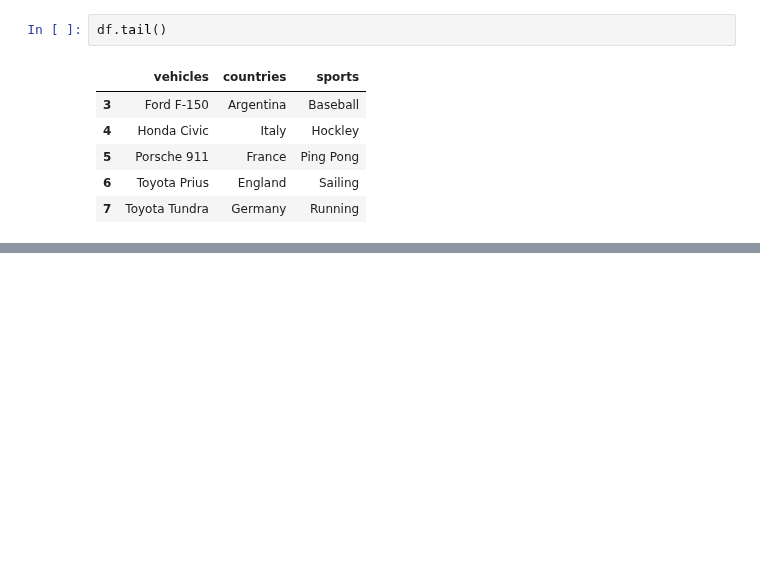
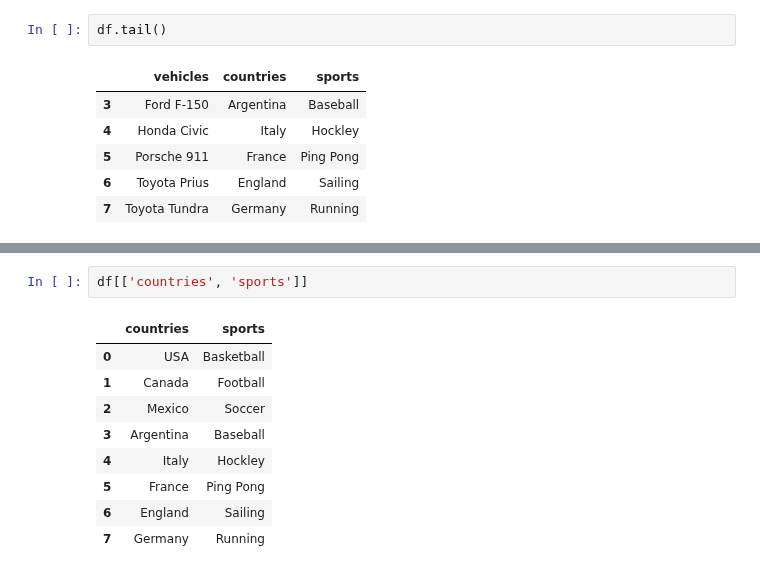
Before and after one commit to pharringtonp19/business-analytics, a Jupyter notebook: notebooks/Intro_to_Pandas.ipynb, the cells around one changed output, grey strips where cells are left out. Cells and saved outputs as stored; diff of their text form; blank space fills up the shorter version.

```diff
--- a/notebooks/Intro_to_Pandas.ipynb
+++ b/notebooks/Intro_to_Pandas.ipynb
@@ -35,0 +74,12 @@ df.tail()
+# %%
+df[['countries', 'sports']]
+# %% [output]
+|  | countries | sports |
+| 0 | USA | Basketball |
+| 1 | Canada | Football |
+| 2 | Mexico | Soccer |
+| 3 | Argentina | Baseball |
+| 4 | Italy | Hockley |
+| 5 | France | Ping Pong |
+| 6 | England | Sailing |
+| 7 | Germany | Running |
```
Also changed, not shown: parts of 7 cells of this notebook.
